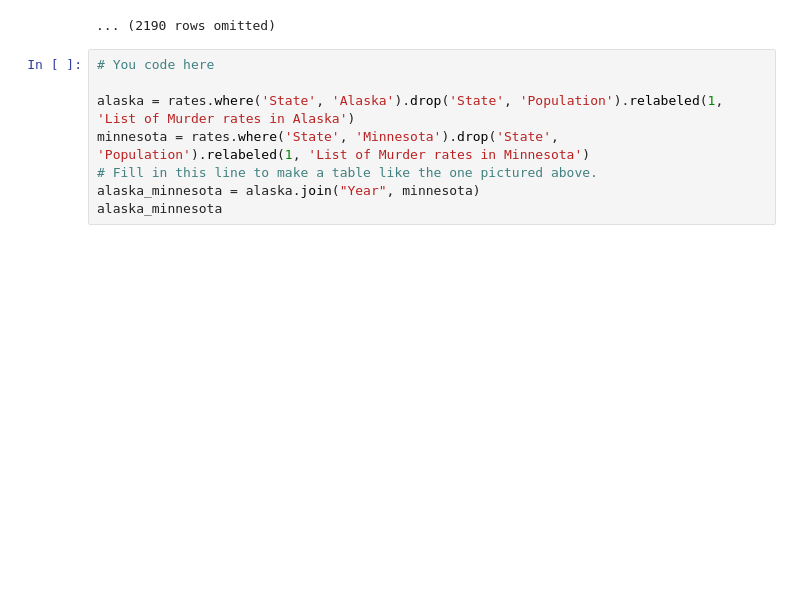
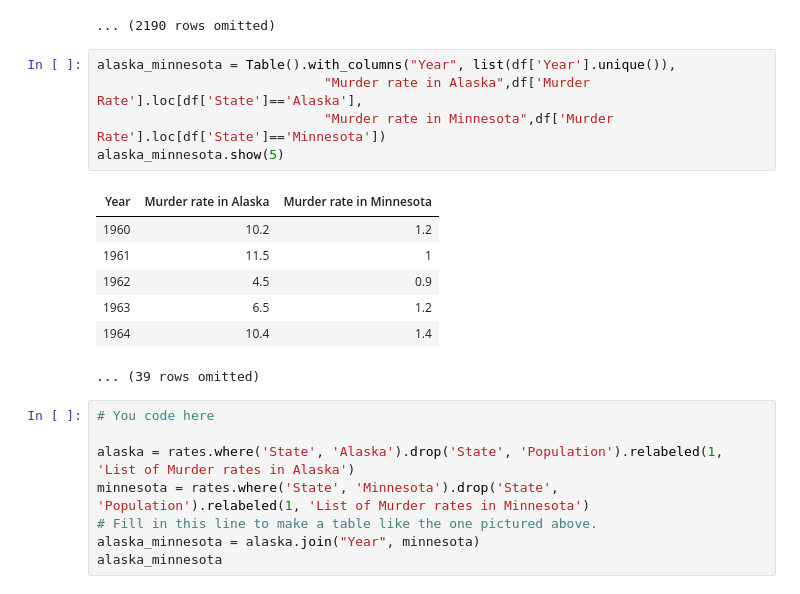
Before and after one commit to JayanthPrudhivi6/JayanthPrudhivi_INFO5502_Spring2022, a Jupyter notebook: lab_assignment_09.ipynb, the cells around one changed output. Drawn from its saved outputs; the diff is of its cells as text; blank space fills up the shorter version.

```diff
--- a/lab_assignment_09.ipynb
+++ b/lab_assignment_09.ipynb
@@ -177,6 +199,19 @@ rates.set_format("Population", NumberFormatter)
 | Alaska | 1968 | 277,000 | 10.5 |
 | Alaska | 1969 | 282,000 | 10.6 |
 ... (2190 rows omitted)
+# %%
+alaska_minnesota = Table().with_columns("Year", list(df['Year'].unique()),
+                             "Murder rate in Alaska",df['Murder Rate'].loc[df['State']=='Alaska'],
+                             "Murder rate in Minnesota",df['Murder Rate'].loc[df['State']=='Minnesota'])
+alaska_minnesota.show(5)
+# %% [output]
+| Year | Murder rate in Alaska | Murder rate in Minnesota |
+| 1960 | 10.2 | 1.2 |
+| 1961 | 11.5 | 1 |
+| 1962 | 4.5 | 0.9 |
+| 1963 | 6.5 | 1.2 |
+| 1964 | 10.4 | 1.4 |
+... (39 rows omitted)
 # %%
 # You code here
 
```
Also changed, not shown: parts of 5 cells of this notebook.
